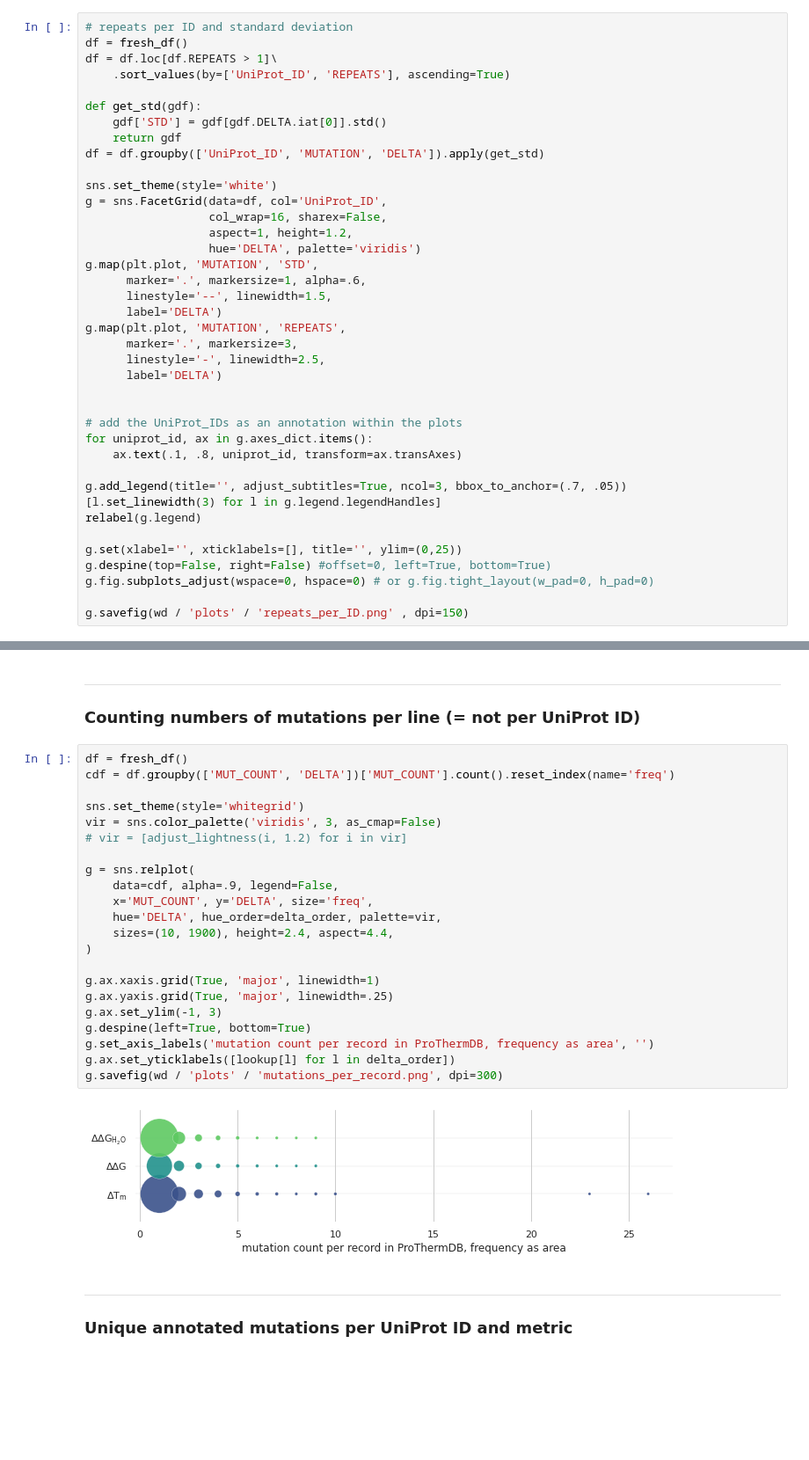
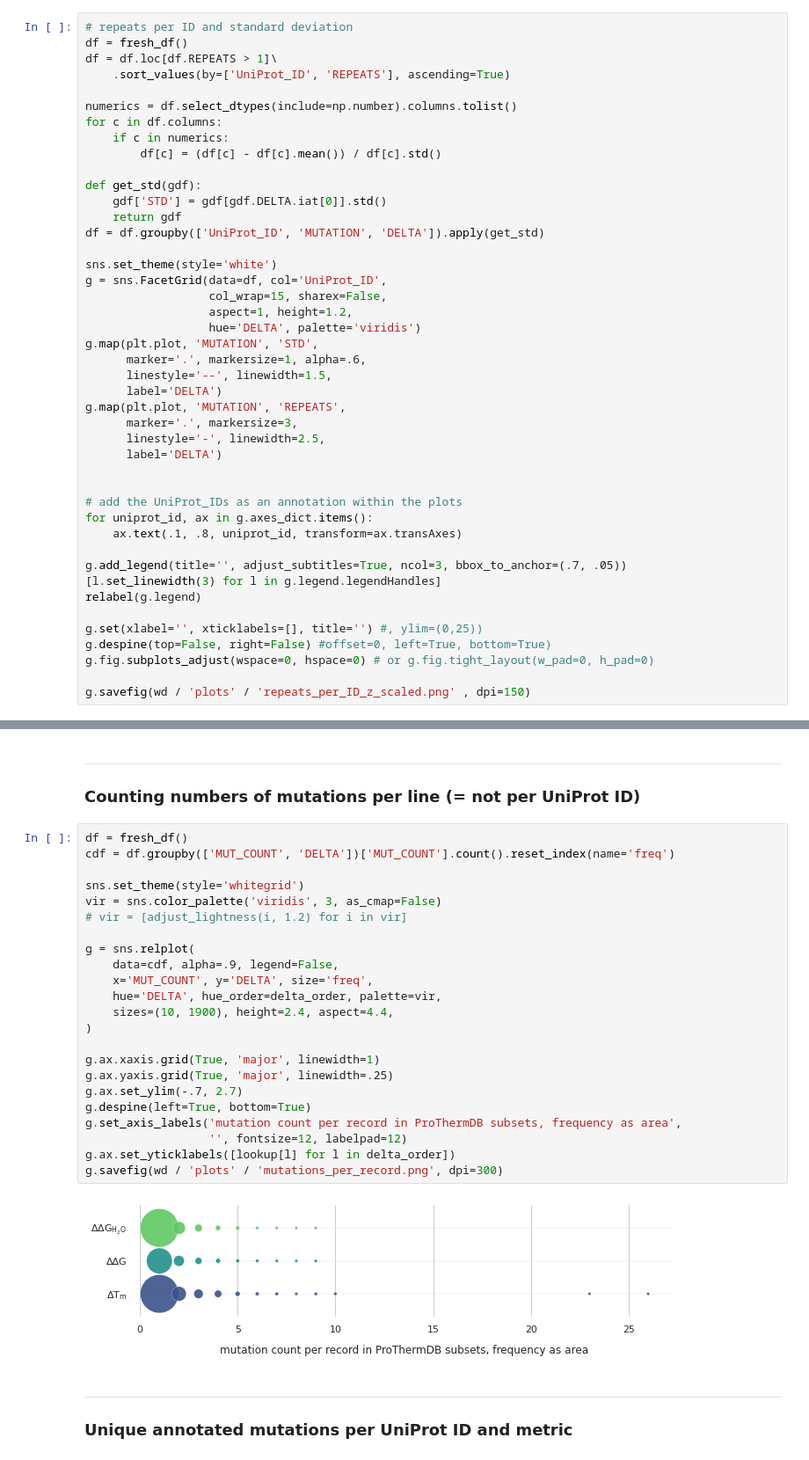
Before and after one commit to lkndl/mapra, a Jupyter notebook: mapra/dataset_intro.ipynb, the cells around one changed output, grey strips where cells are left out. Shown at 88% size. Drawn from its saved outputs; the diff is of its cells as text; blank space fills up the shorter version.

```diff
--- a/mapra/dataset_intro.ipynb
+++ b/mapra/dataset_intro.ipynb
@@ -206,6 +216,11 @@ for proc in procs:
 df = fresh_df()
 df = df.loc[df.REPEATS > 1]\
     .sort_values(by=['UniProt_ID', 'REPEATS'], ascending=True)
+
+numerics = df.select_dtypes(include=np.number).columns.tolist()
+for c in df.columns:
+    if c in numerics:
+        df[c] = (df[c] - df[c].mean()) / df[c].std()
 
 def get_std(gdf):
     gdf['STD'] = gdf[gdf.DELTA.iat[0]].std()
@@ -214,7 +229,7 @@ df = df.groupby(['UniProt_ID', 'MUTATION', 'DELTA']).apply(get_std)
 
 sns.set_theme(style='white')
 g = sns.FacetGrid(data=df, col='UniProt_ID',
-                  col_wrap=16, sharex=False,
+                  col_wrap=15, sharex=False,
                   aspect=1, height=1.2,
                   hue='DELTA', palette='viridis')
 g.map(plt.plot, 'MUTATION', 'STD',
@@ -235,9 +250,9 @@ g.add_legend(title='', adjust_subtitles=True, ncol=3, bbox_to_anchor=(.7, .05))
 [l.set_linewidth(3) for l in g.legend.legendHandles]
 relabel(g.legend)
 
-g.set(xlabel='', xticklabels=[], title='', ylim=(0,25))
+g.set(xlabel='', xticklabels=[], title='') #, ylim=(0,25))
 g.despine(top=False, right=False) #offset=0, left=True, bottom=True)
 g.fig.subplots_adjust(wspace=0, hspace=0) # or g.fig.tight_layout(w_pad=0, h_pad=0)
 
-g.savefig(wd / 'plots' / 'repeats_per_ID.png' , dpi=150)
+g.savefig(wd / 'plots' / 'repeats_per_ID_z_scaled.png' , dpi=150)
 # %% [output]
@@ -320,27 +335,28 @@ fig.savefig(wd / 'plots' / 'dataset_sizes_compositions.png', dpi=150,
 # %%
 df = fresh_df()
 cdf = df.groupby(['MUT_COUNT', 'DELTA'])['MUT_COUNT'].count().reset_index(name='freq')
 
 sns.set_theme(style='whitegrid')
 vir = sns.color_palette('viridis', 3, as_cmap=False)
 # vir = [adjust_lightness(i, 1.2) for i in vir]
 
 g = sns.relplot(
     data=cdf, alpha=.9, legend=False,
     x='MUT_COUNT', y='DELTA', size='freq',
     hue='DELTA', hue_order=delta_order, palette=vir,
     sizes=(10, 1900), height=2.4, aspect=4.4,
 )
 
 g.ax.xaxis.grid(True, 'major', linewidth=1)
 g.ax.yaxis.grid(True, 'major', linewidth=.25)
-g.ax.set_ylim(-1, 3)
+g.ax.set_ylim(-.7, 2.7)
 g.despine(left=True, bottom=True)
-g.set_axis_labels('mutation count per record in ProThermDB, frequency as area', '')
+g.set_axis_labels('mutation count per record in ProThermDB subsets, frequency as area',
+                  '', fontsize=12, labelpad=12)
 g.ax.set_yticklabels([lookup[l] for l in delta_order])
 g.savefig(wd / 'plots' / 'mutations_per_record.png', dpi=300)
 # %% [output]
-[figure, old version]
+[figure, new version]
 # %% [markdown]
 ---
 ### Unique annotated mutations per UniProt ID and metric
```
Also changed, not shown: parts of 5 cells of this notebook.
